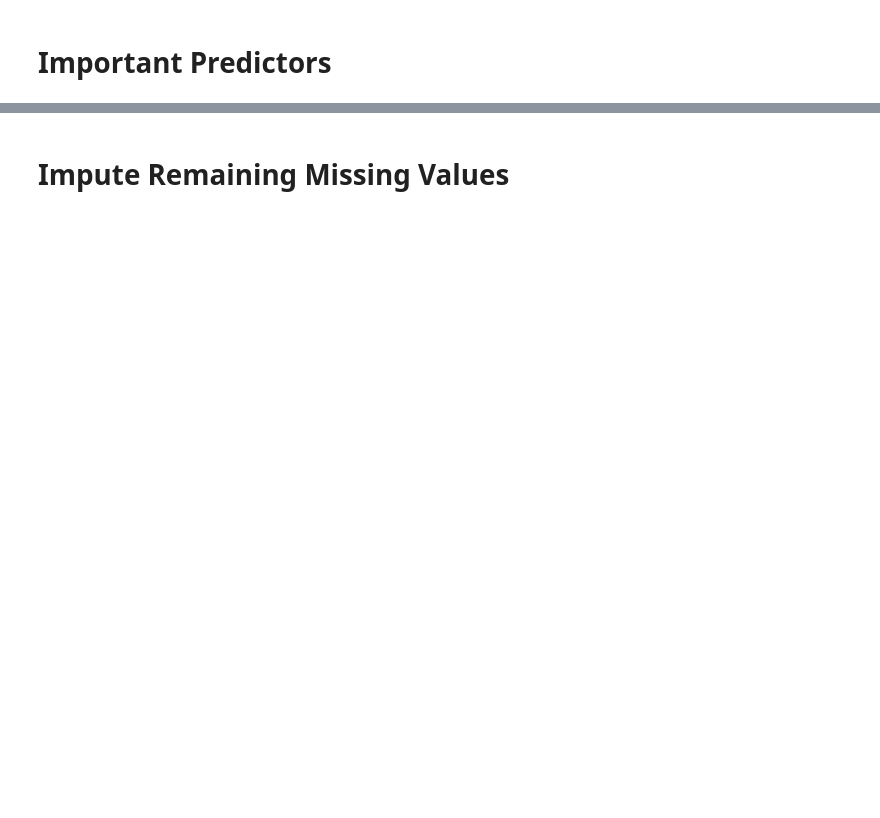
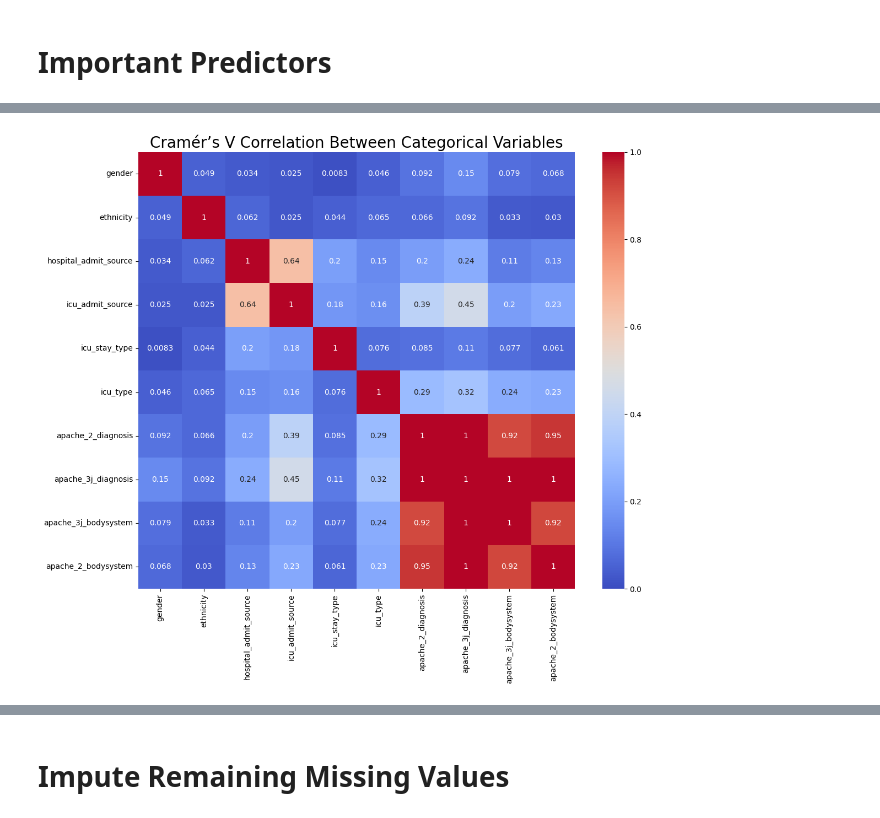
Before and after one commit to AlyssaMiaTaliotis/icu-dp, a Jupyter notebook: notebooks/data_cleaning.ipynb, the cells around one changed output, grey strips where cells are left out. Drawn from its saved outputs; the diff is of its cells as text; code cells hidden in the pictures; blank space fills up the shorter version.

```diff
--- a/notebooks/data_cleaning.ipynb
+++ b/notebooks/data_cleaning.ipynb
@@ -103,0 +210,40 @@ plt.show()
+# %%
+def cramers_v(x, y):
+    x = x.astype(str)
+    y = y.astype(str)
+    if x.nunique() < 2 or y.nunique() < 2:
+        return np.nan
+    confusion_matrix = pd.crosstab(x, y)
+    if confusion_matrix.shape[0] < 2 or confusion_matrix.shape[1] < 2:
+        return np.nan
+    chi2 = ss.chi2_contingency(confusion_matrix, correction=False)[0]
+    n = confusion_matrix.sum().sum()
+    phi2 = chi2 / n
+    r, k = confusion_matrix.shape
+    # Prevent division by zero
+    if (kcorr := k - ((k - 1) ** 2) / (n - 1)) <= 1 or (rcorr := r - ((r - 1) ** 2) / (n - 1)) <= 1:
+        return np.nan
+    phi2corr = max(0, phi2 - ((k - 1) * (r - 1)) / (n - 1))
+    return np.sqrt(phi2corr / min((kcorr - 1), (rcorr - 1)))
+
+cramer_matrix = pd.DataFrame(index=categorical_cols, columns=categorical_cols)
+for col1 in categorical_cols:
+    for col2 in categorical_cols:
+        if col1 == col2:
+            cramer_matrix.loc[col1, col2] = 1.0
+        else:
+            try:
+                cramer_matrix.loc[col1, col2] = cramers_v(df[col1].astype(str), df[col2].astype(str))
+            except:
+                cramer_matrix.loc[col1, col2] = np.nan
+
+# Convert to float for plotting
+cramer_matrix = cramer_matrix.astype(float)
+
+# Plot the heatmap
+plt.figure(figsize=(12, 10))
+sns.heatmap(cramer_matrix, annot=True, cmap="coolwarm", vmin=0, vmax=1, square=True)
+plt.title("Cramér’s V Correlation Between Categorical Variables", fontsize=20)
+plt.tight_layout()
+# %% [output]
+[figure, added]
```
Also changed, not shown: parts of 33 cells of this notebook, 2 other files.
